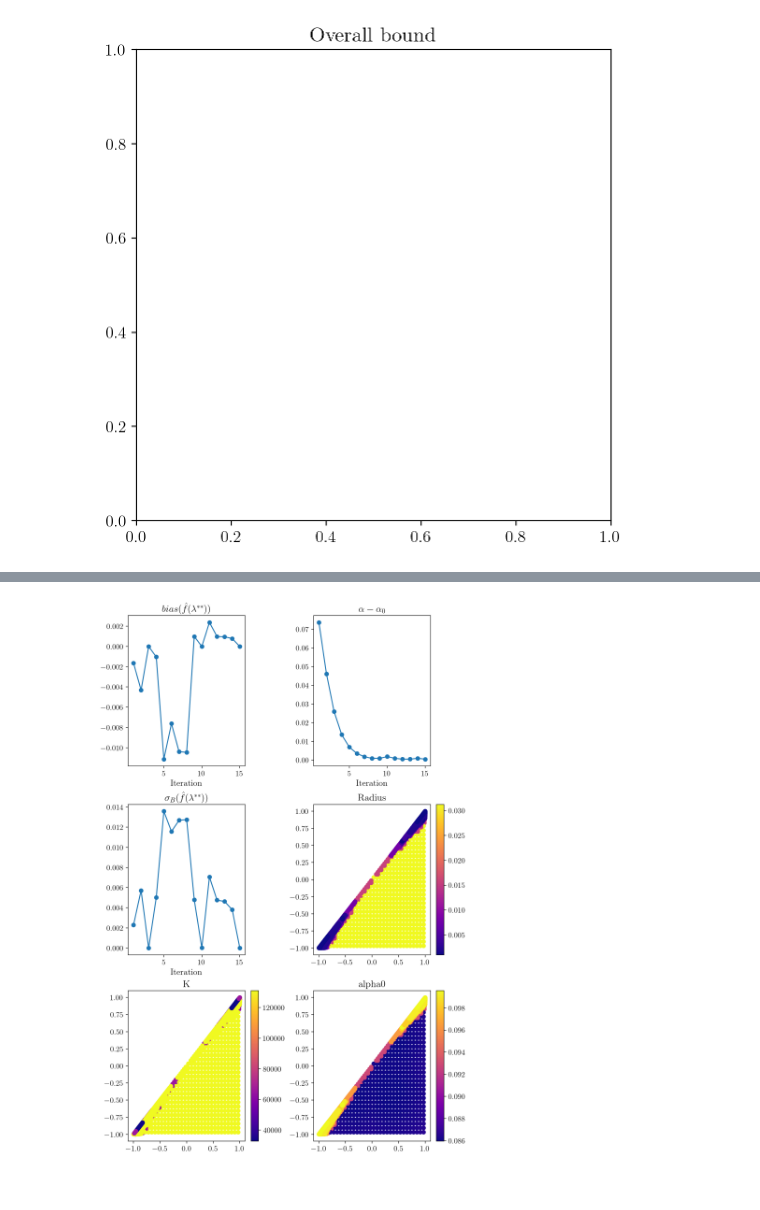
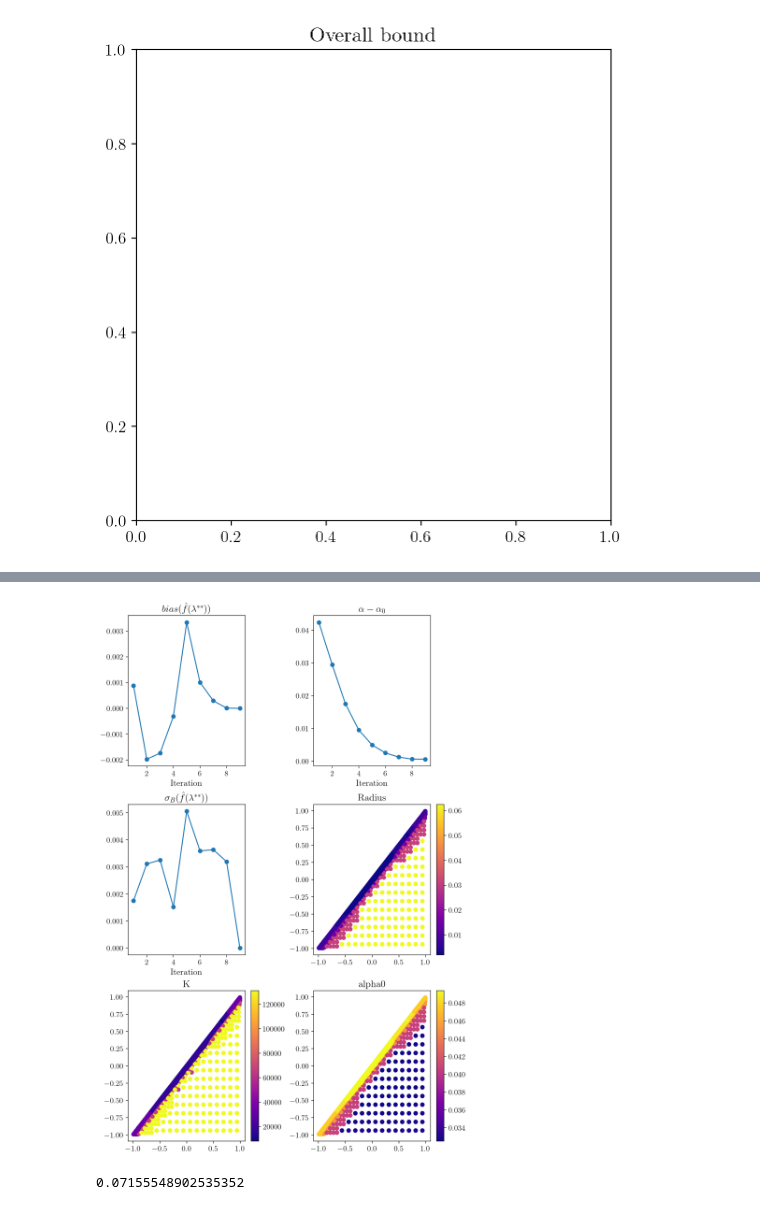
Before and after one commit to Confirm-Solutions/confirmasaurus, a Jupyter notebook: research/design/fisher.ipynb, the cells around one changed output, grey strips where cells are left out. Drawn from its saved outputs; the diff is of its cells as text; code cells hidden in the pictures.

```diff
--- a/research/design/fisher.ipynb
+++ b/research/design/fisher.ipynb
@@ -33,9 +147,19 @@ KeyError: 'theta1'
 # %%
+n = 15
+alpha = 0.05
 g = ip.cartesian_grid(
     [-1, -1], [1, 1], n=[4, 4], null_hypos=[ip.hypo("theta1 < theta0")]
 )
 iter, reports, ada = ip.ada_tune(
-    FisherExact, g, alpha=0.1, model_kwargs=dict(n_arm_samples=n)
+    fisher.FisherExact,
+    g=g,
+    alpha=alpha,
+    model_kwargs=dict(n=n),
+    grid_target=0.0001,
+    bias_target=0.0001,
+    std_target=0.0001,
+    iter_size=2**11,
+    n_K_double=6,
 )
 # %% [output]
 {
@@ -273,8 +394,8 @@ all_df.to_parquet("fisher_save.parquet")
 # %%
-ga = ip.Grid(all_df).active()
-active_df = ga.df
-lamss = active_df["lams"].min()
-rej_df = ip.validate(FisherExact, ga, lamss, K=K, model_kwargs=dict(n_arm_samples=n))
+g_ada = ip.Grid(ada.db.get_all()).active()
+df = g_ada.df
+lamss = df["lams"].min()
+rej_df = ip.validate(fisher.FisherExact, g_ada, lamss, K=K, model_kwargs=dict(n=n))
 # %%
 plt.figure(figsize=(10, 5), constrained_layout=True)
 plt.subplot(1, 2, 1)
@@ -299,27 +416,36 @@ plt.show()
 # %%
 import pandas as pd
 
 evolution = pd.DataFrame(reports)
-# Figure plotting bias, grid_cost and std_tie
 fig, ax = plt.subplots(3, 2, figsize=(8, 12), constrained_layout=True)
-ax[0][0].plot(evolution["i"], evolution["bias_tie"], "o-")
-ax[0][0].set_xlabel("Iteration")
-ax[0][0].set_title(r"$bias(\hat{f}(\lambda^{**}))$")
-ax[0][1].plot(evolution["i"], evolution["grid_cost"], "o-")
-ax[0][1].set_xlabel("Iteration")
-ax[0][1].set_title(r"$\alpha - \alpha_0$")
-ax[1][0].plot(evolution["i"], evolution["std_tie"], "o-")
-ax[1][0].set_xlabel("Iteration")
-ax[1][0].set_title(r"$\sigma_{B}(\hat{f}(\lambda^{**}))$")
-sc11 = ax[1][1].scatter(active_df["theta0"], active_df["theta1"], c=active_df["radii0"])
-plt.colorbar(sc11)
-ax[1][1].set_title("Radius")
-sc20 = ax[2][0].scatter(active_df["theta0"], active_df["theta1"], c=active_df["K"])
-plt.colorbar(sc20)
-ax[2][0].set_title("K")
-sc21 = ax[2][1].scatter(active_df["theta0"], active_df["theta1"], c=active_df["alpha0"])
-plt.colorbar(sc21)
-ax[2][1].set_title("alpha0")
+plt.subplot(3, 2, 1)
+plt.plot(evolution["i"], evolution["bias_tie"], "o-")
+plt.xlabel("Iteration")
+plt.title(r"$bias(\hat{f}(\lambda^{**}))$")
+plt.subplot(3, 2, 2)
+plt.plot(evolution["i"], evolution["grid_cost"], "o-")
+plt.xlabel("Iteration")
+plt.title(r"$\alpha - \alpha_0$")
+plt.subplot(3, 2, 3)
+plt.plot(evolution["i"], evolution["std_tie"], "o-")
+plt.xlabel("Iteration")
+plt.title(r"$\sigma_{B}(\hat{f}(\lambda^{**}))$")
+plt.subplot(3, 2, 4)
+plt.scatter(df["theta0"], df["theta1"], c=df["radii0"])
+plt.colorbar()
+plt.title("Radius")
+plt.subplot(3, 2, 5)
+plt.scatter(df["theta0"], df["theta1"], c=df["K"])
+plt.colorbar()
+plt.title("K")
+plt.subplot(3, 2, 6)
+plt.scatter(df["theta0"], df["theta1"], c=df["alpha0"])
+plt.colorbar()
+plt.title("alpha0")
 plt.show()
 # %% [output]
-[figure, old version]
+[figure, new version]
+# %%
+lamss
+# %% [output]
+0.07155548902535352
```
Also changed, not shown: parts of 11 cells of this notebook, 4 other files.
